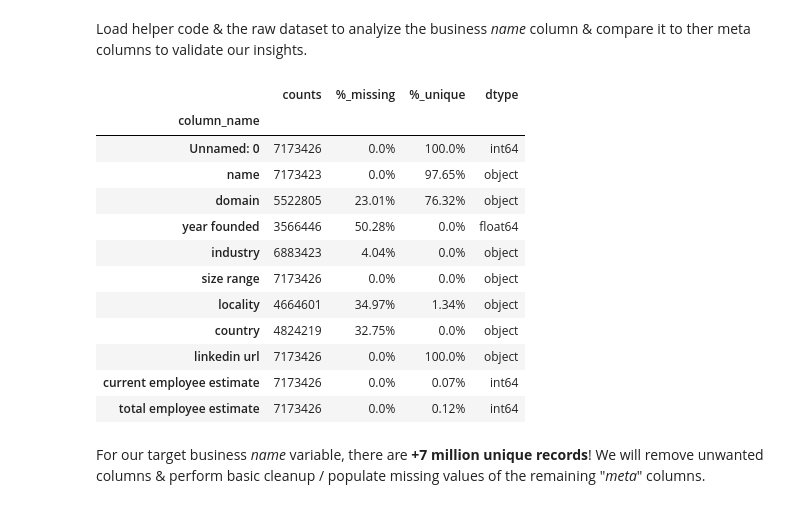
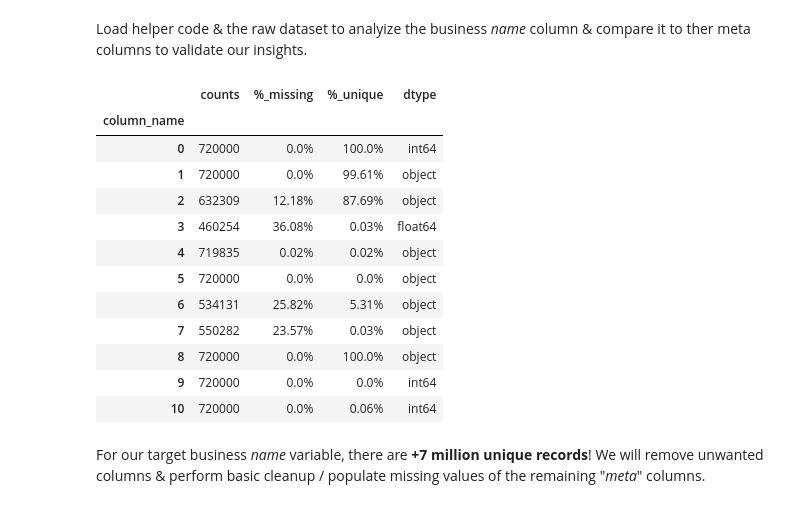
Before and after one commit to eangius/exploratory_data, a Jupyter notebook: business_names/insights.ipynb, the cells around one changed output. Drawn from its saved outputs; the diff is of its cells as text; code cells hidden in the pictures.

Commit message:
refactor common lib & auto-load data

```diff
--- a/business_names/insights.ipynb
+++ b/business_names/insights.ipynb
@@ -7,24 +7,30 @@ Performing basic exploratory data analyis on this public [kaggle dataset](https:
 # %% [markdown]
 Load helper code & the raw dataset to analyize the business _name_ column & compare it to ther meta columns to validate our insights.
 # %%
-# may require manaual download
-from helpers import *
-df = pd.read_csv("data/companies_sorted.csv")
+from lib.helpers import *
+import glob
+df = pd.concat(
+    (
+        pd.read_csv(file, compression='zip', header=None, sep=',')
+        for file in glob.glob("data/part_*.csv.zip")
+    ),
+    ignore_index=True
+)
 df_overview(df)
 # %% [output]
 |  | counts | %_missing | %_unique | dtype |
 | column_name |  |  |  |  |
-| Unnamed: 0 | 7173426 | 0.0% | 100.0% | int64 |
-| name | 7173423 | 0.0% | 97.65% | object |
-| domain | 5522805 | 23.01% | 76.32% | object |
-| year founded | 3566446 | 50.28% | 0.0% | float64 |
-| industry | 6883423 | 4.04% | 0.0% | object |
-| size range | 7173426 | 0.0% | 0.0% | object |
-| locality | 4664601 | 34.97% | 1.34% | object |
-| country | 4824219 | 32.75% | 0.0% | object |
-| linkedin url | 7173426 | 0.0% | 100.0% | object |
-| current employee estimate | 7173426 | 0.0% | 0.07% | int64 |
-| total employee estimate | 7173426 | 0.0% | 0.12% | int64 |
+| 0 | 720000 | 0.0% | 100.0% | int64 |
+| 1 | 720000 | 0.0% | 99.61% | object |
+| 2 | 632309 | 12.18% | 87.69% | object |
+| 3 | 460254 | 36.08% | 0.03% | float64 |
+| 4 | 719835 | 0.02% | 0.02% | object |
+| 5 | 720000 | 0.0% | 0.0% | object |
+| 6 | 534131 | 25.82% | 5.31% | object |
+| 7 | 550282 | 23.57% | 0.03% | object |
+| 8 | 720000 | 0.0% | 100.0% | object |
+| 9 | 720000 | 0.0% | 0.0% | int64 |
+| 10 | 720000 | 0.0% | 0.06% | int64 |
 # %% [markdown]
 For our target business _name_ variable, there are **+7 million unique records**! We will remove unwanted columns & perform basic cleanup / populate missing values of the remaining "_meta_" columns.
 # %%
```
Also changed, not shown: 3 other files.
